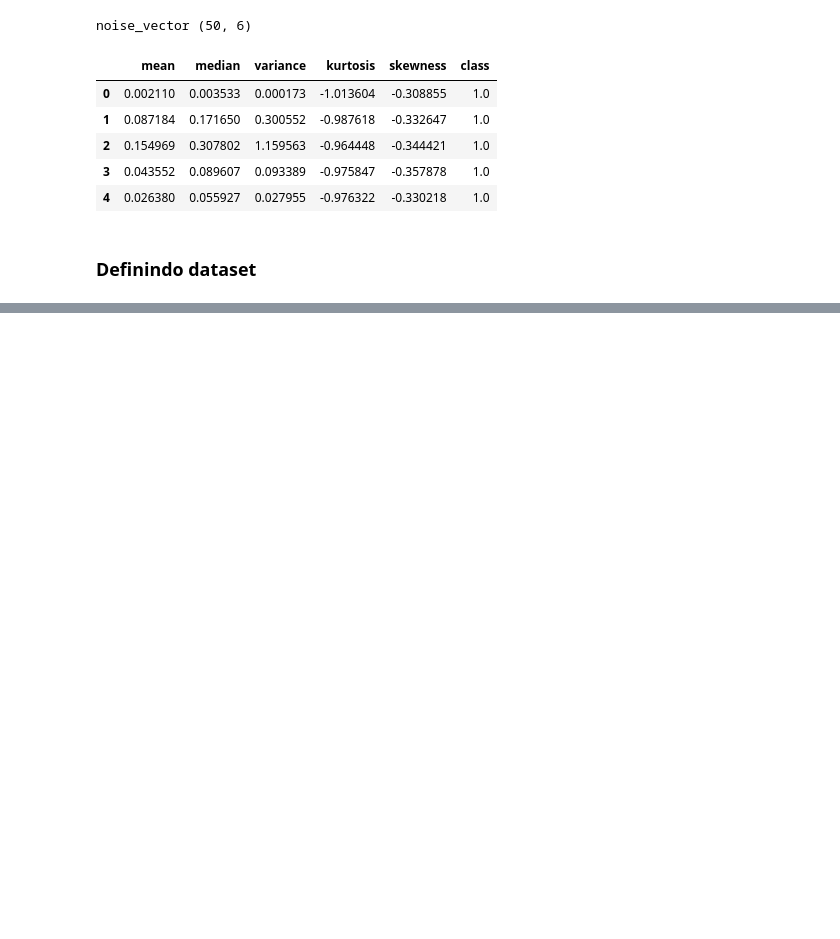
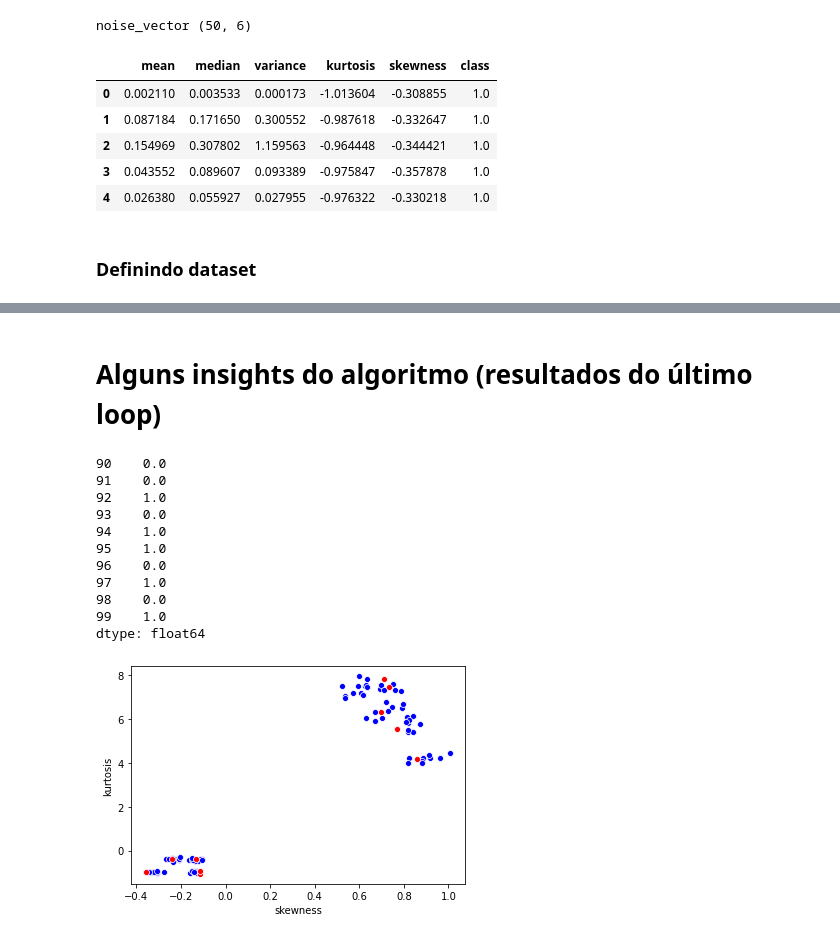
Before and after one commit to cardosorrenan/reconhecimentopadroes-ufc, a Jupyter notebook: trab1_k_nn.ipynb, the cells around one changed output, grey strips where cells are left out. Cells and saved outputs as stored; diff of their text form; code cells hidden in the pictures; blank space fills up the shorter version.

```diff
--- a/trab1_k_nn.ipynb
+++ b/trab1_k_nn.ipynb
@@ -142,7 +163,0 @@ def getAllDistances(train, test):
-# %%
-# Testando somente para o 0-Fold (preciso testar os 10)
-training_data = dataset.query('fold != 0') # Total de 90 amostras em cada rodada do cross-validation
-testing_data = dataset.query('fold == 0')  # Total de 10 amostras em cada rodada do cross-validation
-
-distances_df = getAllDistances(training_data, testing_data)
-distances_df.head()
@@ -170,0 +166,10 @@ for index_test, point_test in testing_data.iterrows():
+# %%
+for loop in list(range(0, n_fold)):
+  training_data = dataset.query(f'fold != {loop}')            # Total de 90 amostras em cada rodada do cross-validation
+  testing_data = dataset.query(f'fold == {loop}')             # Total de 10 amostras em cada rodada do cross-validation
+  distances_df = getAllDistances(training_data, testing_data) # Devolve um dataset com todas as distancias (10x90)
+  best_distances = getNearNeighbour(distances_df)             # Retorna os cinco mais próximos vizinhos em cada sinal de treino (10x5)
+  near_classes = best_distances.apply(getClassFromDataset, dataset=dataset) # Busca no dataset as classes desses vizinhos (10x5)
+  predict_classes = near_classes.apply(getPredictedClass)     # Devolve a classe de maior frequencia (10x1)
+  accuracy = compare(predict_classes, testing_data['class'])  # Compara com as classes que realmente elas pertencem e retorna a acurácia
+  print(f'{loop}-Fold: Accuracy {accuracy}%')
@@ -171 +187,20 @@ for index_test, point_test in testing_data.iterrows():
+# %% [markdown]
+# **Alguns insights do algoritmo** (resultados do último loop)
+# %%
+sns.scatterplot(x=training_data['skewness'], y=training_data['kurtosis'], color='blue')
+sns.scatterplot(x=testing_data['skewness'], y=testing_data['kurtosis'], color='red')
+predict_classes
+# %% [output]
+90    0.0
+91    0.0
+92    1.0
+93    0.0
+94    1.0
+95    1.0
+96    0.0
+97    1.0
+98    0.0
+99    1.0
+dtype: float64
+[figure, added]
 # %%
```
Also changed, not shown: parts of 21 cells of this notebook.
